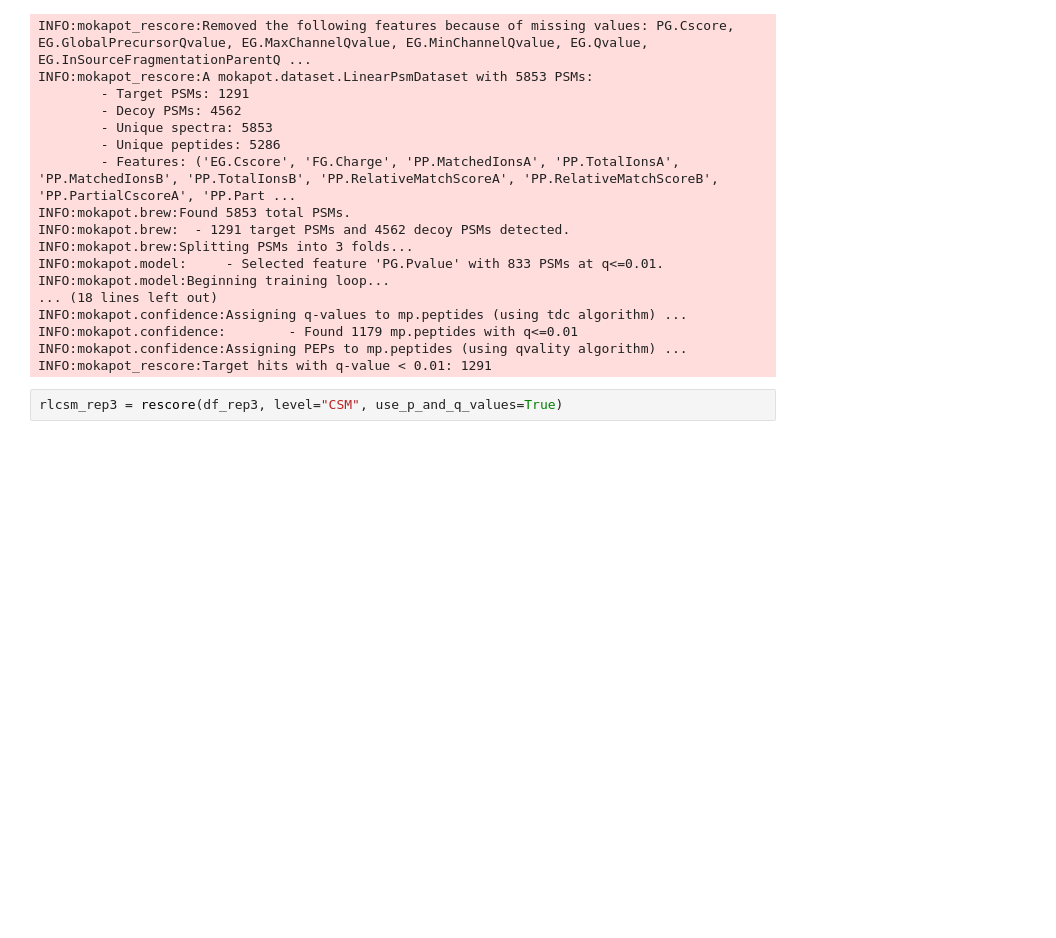
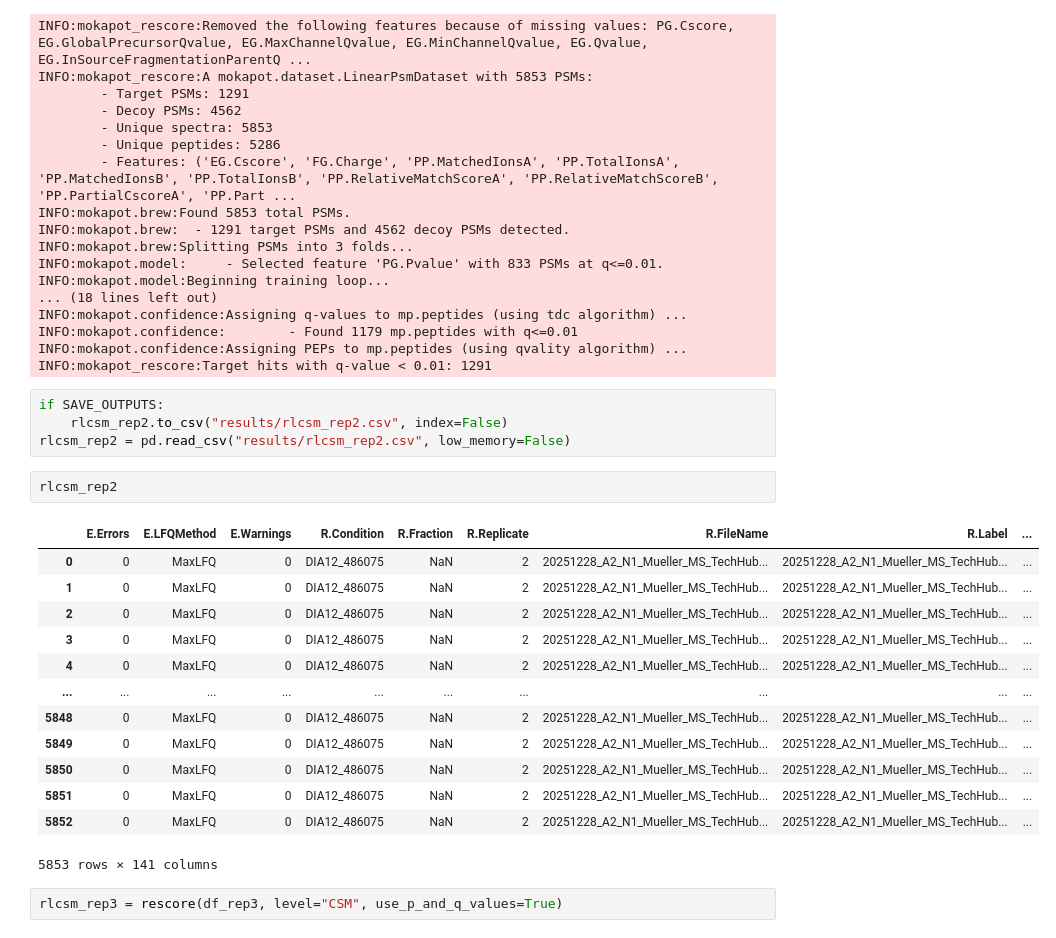
Before and after one commit to hgb-bin-proteomics/MSAnnika_Spectral_Library_exporter_rescoring, a Jupyter notebook: entrapment/entrapment_per_replicate.ipynb, the cells around one changed output. Saved outputs shown, nothing was run; the diff lists cells and outputs as text; blank space fills up the shorter version.

```diff
--- a/entrapment/entrapment_per_replicate.ipynb
+++ b/entrapment/entrapment_per_replicate.ipynb
@@ -203,6 +241,26 @@ INFO:mokapot.confidence:Assigning q-values to mp.peptides (using tdc algorithm)
 INFO:mokapot.confidence:        - Found 1179 mp.peptides with q<=0.01
 INFO:mokapot.confidence:Assigning PEPs to mp.peptides (using qvality algorithm) ...
 INFO:mokapot_rescore:Target hits with q-value < 0.01: 1291
+# %%
+if SAVE_OUTPUTS:
+    rlcsm_rep2.to_csv("results/rlcsm_rep2.csv", index=False)
+rlcsm_rep2 = pd.read_csv("results/rlcsm_rep2.csv", low_memory=False)
+# %%
+rlcsm_rep2
+# %% [output]
+|  | E.Errors | E.LFQMethod | E.Warnings | R.Condition | R.Fraction | R.Replicate | R.FileName | R.Label | ... |
+| 0 | 0 | MaxLFQ | 0 | DIA12_486075 | NaN | 2 | 20251228_A2_N1_Mueller_MS_TechHub... | 20251228_A2_N1_Mueller_MS_TechHub... | ... |
+| 1 | 0 | MaxLFQ | 0 | DIA12_486075 | NaN | 2 | 20251228_A2_N1_Mueller_MS_TechHub... | 20251228_A2_N1_Mueller_MS_TechHub... | ... |
+| 2 | 0 | MaxLFQ | 0 | DIA12_486075 | NaN | 2 | 20251228_A2_N1_Mueller_MS_TechHub... | 20251228_A2_N1_Mueller_MS_TechHub... | ... |
+| 3 | 0 | MaxLFQ | 0 | DIA12_486075 | NaN | 2 | 20251228_A2_N1_Mueller_MS_TechHub... | 20251228_A2_N1_Mueller_MS_TechHub... | ... |
+| 4 | 0 | MaxLFQ | 0 | DIA12_486075 | NaN | 2 | 20251228_A2_N1_Mueller_MS_TechHub... | 20251228_A2_N1_Mueller_MS_TechHub... | ... |
+| ... | ... | ... | ... | ... | ... | ... | ... | ... | ... |
+| 5848 | 0 | MaxLFQ | 0 | DIA12_486075 | NaN | 2 | 20251228_A2_N1_Mueller_MS_TechHub... | 20251228_A2_N1_Mueller_MS_TechHub... | ... |
+| 5849 | 0 | MaxLFQ | 0 | DIA12_486075 | NaN | 2 | 20251228_A2_N1_Mueller_MS_TechHub... | 20251228_A2_N1_Mueller_MS_TechHub... | ... |
+| 5850 | 0 | MaxLFQ | 0 | DIA12_486075 | NaN | 2 | 20251228_A2_N1_Mueller_MS_TechHub... | 20251228_A2_N1_Mueller_MS_TechHub... | ... |
+| 5851 | 0 | MaxLFQ | 0 | DIA12_486075 | NaN | 2 | 20251228_A2_N1_Mueller_MS_TechHub... | 20251228_A2_N1_Mueller_MS_TechHub... | ... |
+| 5852 | 0 | MaxLFQ | 0 | DIA12_486075 | NaN | 2 | 20251228_A2_N1_Mueller_MS_TechHub... | 20251228_A2_N1_Mueller_MS_TechHub... | ... |
+5853 rows × 141 columns
 # %%
 rlcsm_rep3 = rescore(df_rep3, level="CSM", use_p_and_q_values=True)
 # %% [output]
```
Also changed, not shown: parts of 43 cells of this notebook.
